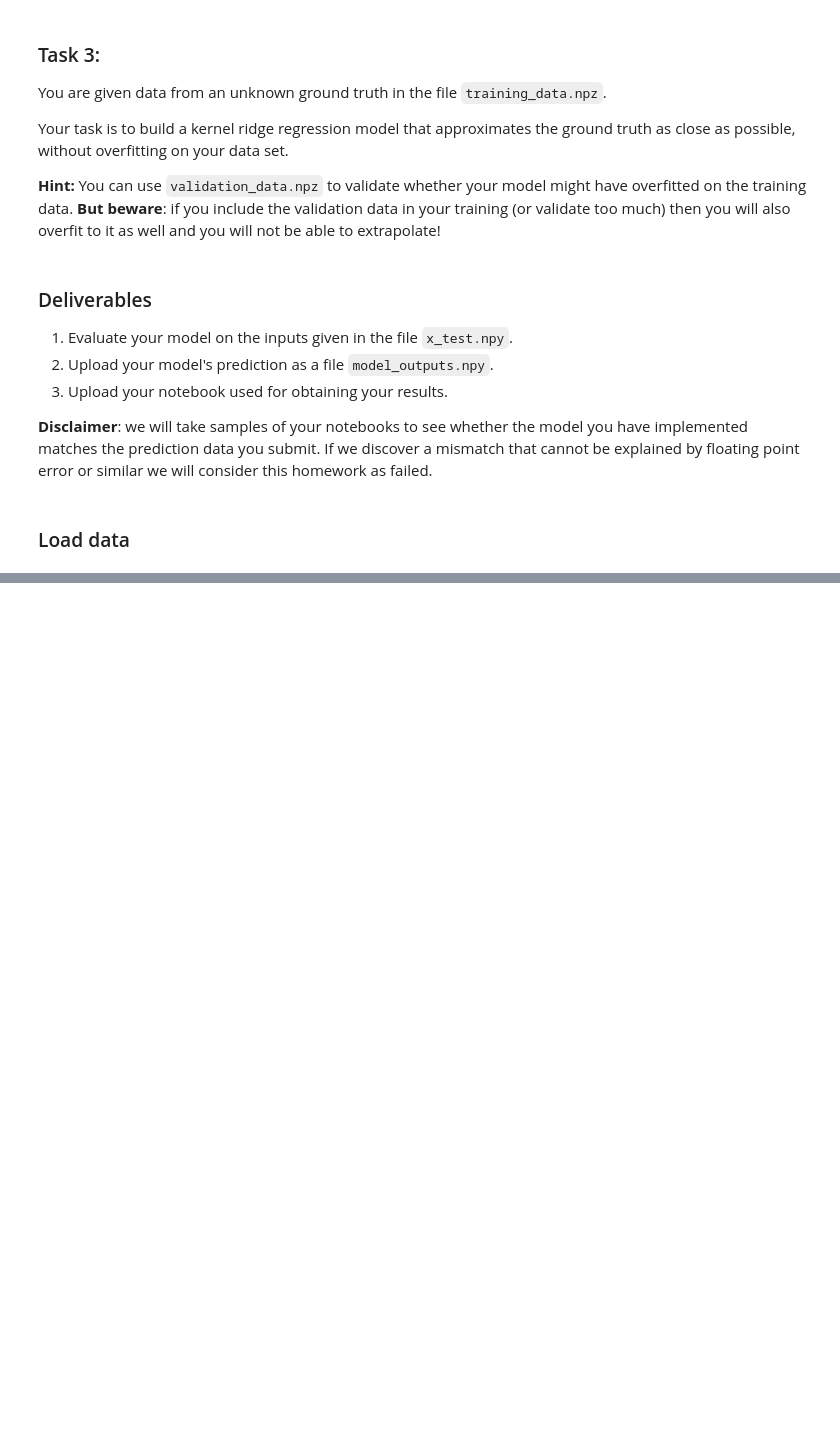
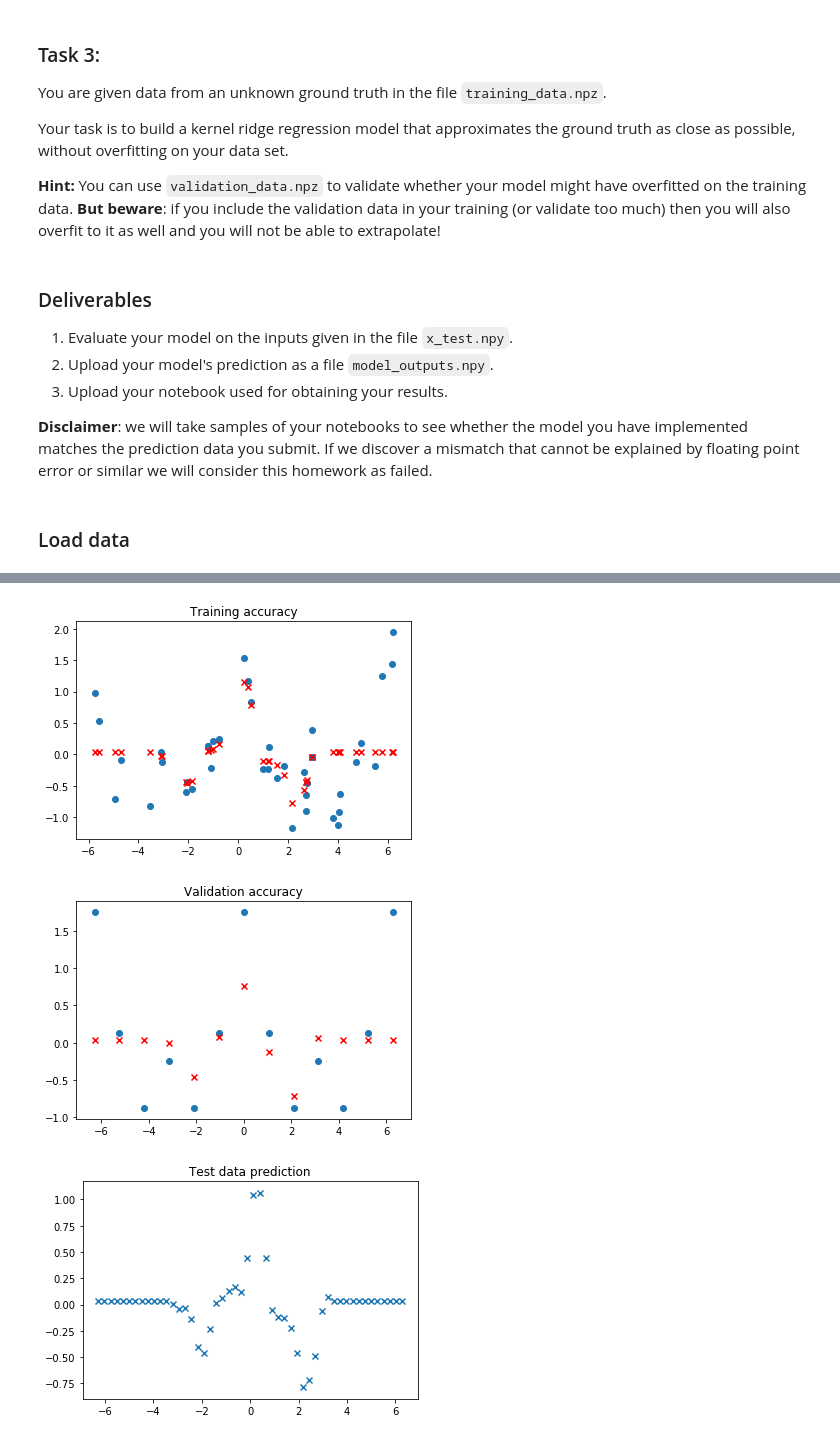
Before and after one commit to adeaeede/deep_learning, a Jupyter notebook: Assignment 1 - Ridge Regression/Assignment 1 - Kernel Ridge Regression.ipynb, the cells around one changed output, grey strips where cells are left out. Drawn from its saved outputs; the diff is of its cells as text; code cells hidden in the pictures; blank space fills up the shorter version.

```diff
--- a/Assignment 1 - Ridge Regression/Assignment 1 - Kernel Ridge Regression.ipynb
+++ b/Assignment 1 - Ridge Regression/Assignment 1 - Kernel Ridge Regression.ipynb
@@ -361,6 +383,7 @@ with tf.Graph().as_default():
     predictions_training = session.run(model.model_output, feed_dict={data_input: training_data_x})
     predictions_val = session.run(model.model_output, feed_dict={data_input: validation_data_x})
     predictions_test = session.run(model.model_output, feed_dict={data_input: test_data_x})
+    np.save("model_outputs", predictions_test)
     session.close()
     tf.reset_default_graph
 
@@ -377,3 +400,4 @@ with tf.Graph().as_default():
     plt.scatter(test_data_x, predictions_test, label="test data", marker='x')
     plt.title('Test data prediction')
     plt.show()
+# %% [output]
@@ -379,0 +414,3 @@ with tf.Graph().as_default():
+[figure, added]
+[figure, added]
+[figure, added]
```
Also changed, not shown: parts of 3 cells of this notebook.
